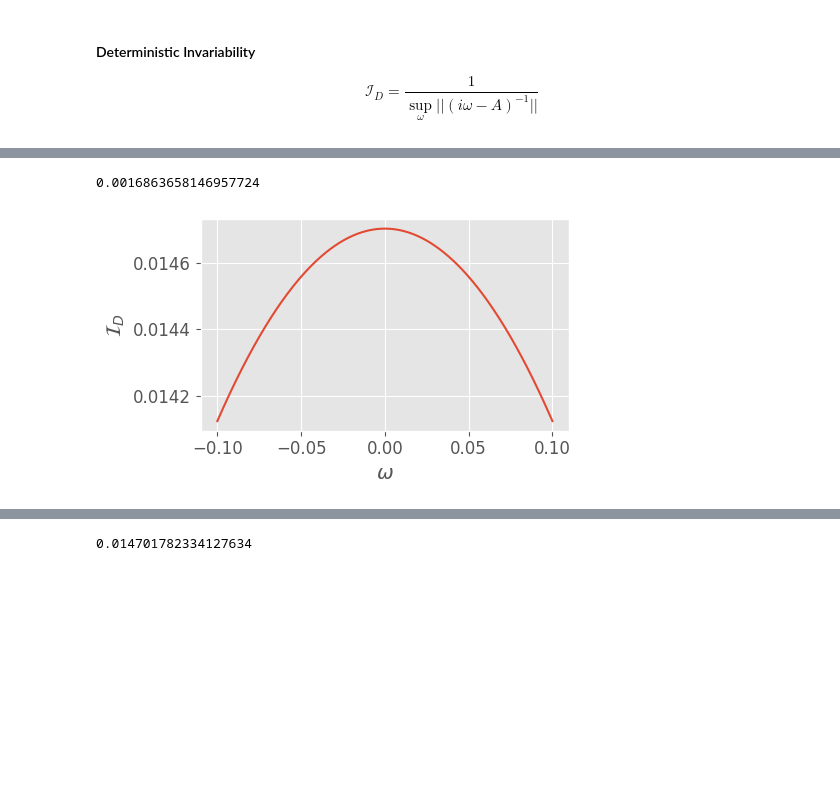
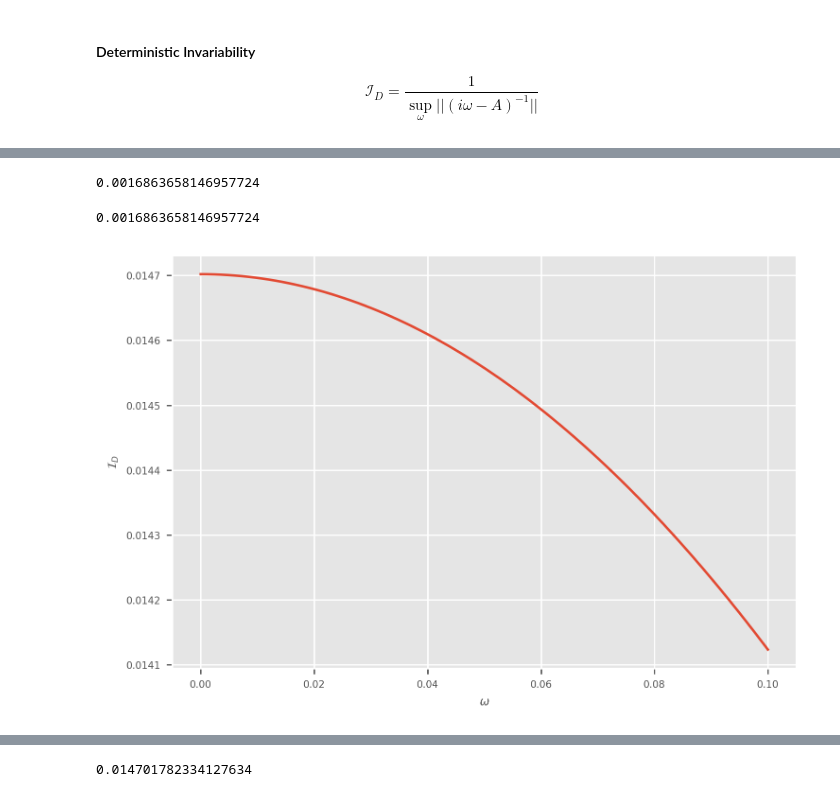
Before and after one commit to hnmns/Microbiome_Stability_Diversity, a Jupyter notebook: microbiome_stab_div.ipynb, the cells around one changed output, grey strips where cells are left out. Cells and saved outputs as stored; diff of their text form; code cells hidden in the pictures; blank space fills up the shorter version.

```diff
--- a/microbiome_stab_div.ipynb
+++ b/microbiome_stab_div.ipynb
@@ -963,3 +965,7 @@ out # out.fun is our (opposite) supremum
+# %%
+-1/out.fun
+# %% [output]
+0.0016863658146957724
 # %%
 # Deterministic invariance
 def determ_invar(om, A): # assumes you have found argmin omega
@@ -974,19 +978,17 @@ determ_invar(out.x, J[0,:,:])
 0.0016863658146957724
 # %%
 I_D_ex = []
-t = np.linspace(-0.1,0.1,1000)
+t = np.linspace(0,0.1,1000)
 for i in range(len(t)):
     I_D_ex.append( determ_invar(t[i], J[0,:,:]) )
 # %%
-plt.figure(figsize=(5,3),dpi=100);
-
-
+# plt.figure(figsize=(5,3),dpi=100);
 plt.plot(t, np.array(I_D_ex))
 plt.xlabel(r'$\omega$');
 plt.ylabel(r'$\mathcal{I}_D$');
 plt.tight_layout();
 # %% [output]
-[figure, old version]
+[figure, new version]
 # %%
 t[np.argmax(I_D_ex)]
 np.max(I_D_ex)
```
Also changed, not shown: parts of 88 cells of this notebook.
